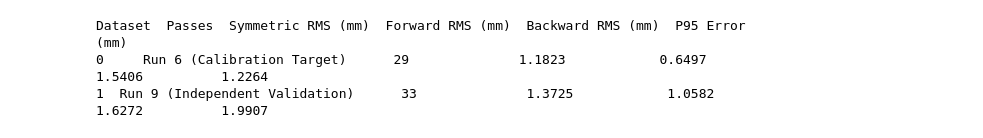
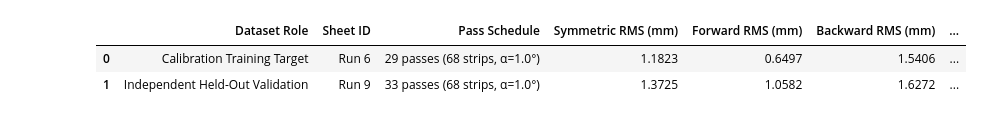
Before and after one commit to hwkwon1114/PSM2025, a Jupyter notebook: notebooks/demo_zigzag_calibration.ipynb, the cells around one changed output. Saved outputs shown, nothing was run; the diff lists cells and outputs as text; code cells hidden in the pictures.

```diff
--- a/notebooks/demo_zigzag_calibration.ipynb
+++ b/notebooks/demo_zigzag_calibration.ipynb
@@ -72,27 +353,35 @@ The objective function evaluates the shape agreement between experimental 3D sca
 # %%
-r6_m = r6_data["cases"][0]["metrics"]
-r9_m = r9_data["cases"][0]["metrics"]
+r6_res_path = REPO_ROOT / "run/run6_expanded_bo_continue20_recovery/evaluations/attempt_0209/result.json"
+r9_res_path = REPO_ROOT / "run/run9_transfer_expanded/evaluations/attempt_0209/result.json"
 
-df_metrics = pd.DataFrame([
+with open(r6_res_path) as f:
+    r6_metrics = json.load(f)["cases"][0]["metrics"]
+
+with open(r9_res_path) as f:
+    r9_metrics = json.load(f)["cases"][0]["metrics"]
+
+df_validation = pd.DataFrame([
     {
-        "Dataset": "Run 6 (Calibration Target)",
-        "Passes": 29,
-        "Symmetric RMS (mm)": f"{r6_m['rms_symmetric_mm']:.4f}",
-        "Forward RMS (mm)": f"{r6_m['rms_target_to_sim_mm']:.4f}",
-        "Backward RMS (mm)": f"{r6_m['rms_sim_to_target_weighted_mm']:.4f}",
-        "P95 Error (mm)": f"{r6_m['p95_target_to_sim_mm']:.4f}"
+        "Dataset Role": "Calibration Training Target",
+        "Sheet ID": "Run 6",
+        "Pass Schedule": "29 passes (68 strips, α=1.0°)",
+        "Symmetric RMS (mm)": f"{r6_metrics['rms_symmetric_mm']:.4f}",
+        "Forward RMS (mm)": f"{r6_metrics['rms_target_to_sim_mm']:.4f}",
+        "Backward RMS (mm)": f"{r6_metrics['rms_sim_to_target_weighted_mm']:.4f}",
+        "P95 Error (mm)": f"{r6_metrics['p95_target_to_sim_mm']:.4f}"
     },
     {
-        "Dataset": "Run 9 (Independent Validation)",
-        "Passes": 33,
-        "Symmetric RMS (mm)": f"{r9_m['rms_symmetric_mm']:.4f}",
-        "Forward RMS (mm)": f"{r9_m['rms_target_to_sim_mm']:.4f}",
-        "Backward RMS (mm)": f"{r9_m['rms_sim_to_target_weighted_mm']:.4f}",
-        "P95 Error (mm)": f"{r9_m['p95_target_to_sim_mm']:.4f}"
+        "Dataset Role": "Independent Held-Out Validation",
+        "Sheet ID": "Run 9",
+        "Pass Schedule": "33 passes (68 strips, α=1.0°)",
+        "Symmetric RMS (mm)": f"{r9_metrics['rms_symmetric_mm']:.4f}",
+        "Forward RMS (mm)": f"{r9_metrics['rms_target_to_sim_mm']:.4f}",
+        "Backward RMS (mm)": f"{r9_metrics['rms_sim_to_target_weighted_mm']:.4f}",
+        "P95 Error (mm)": f"{r9_metrics['p95_target_to_sim_mm']:.4f}"
     }
 ])
-df_metrics
+df_validation
 # %% [output]
-Dataset  Passes  Symmetric RMS (mm)  Forward RMS (mm)  Backward RMS (mm)  P95 Error (mm)
-0     Run 6 (Calibration Target)      29              1.1823            0.6497             1.5406          1.2264
-1  Run 9 (Independent Validation)      33              1.3725            1.0582             1.6272          1.9907
+|  | Dataset Role | Sheet ID | Pass Schedule | Symmetric RMS (mm) | Forward RMS (mm) | Backward RMS (mm) | ... |
+| 0 | Calibration Training Target | Run 6 | 29 passes (68 strips, α=1.0°) | 1.1823 | 0.6497 | 1.5406 | ... |
+| 1 | Independent Held-Out Validation | Run 9 | 33 passes (68 strips, α=1.0°) | 1.3725 | 1.0582 | 1.6272 | ... |
```
Also changed, not shown: parts of 24 cells of this notebook, 3 other files.
